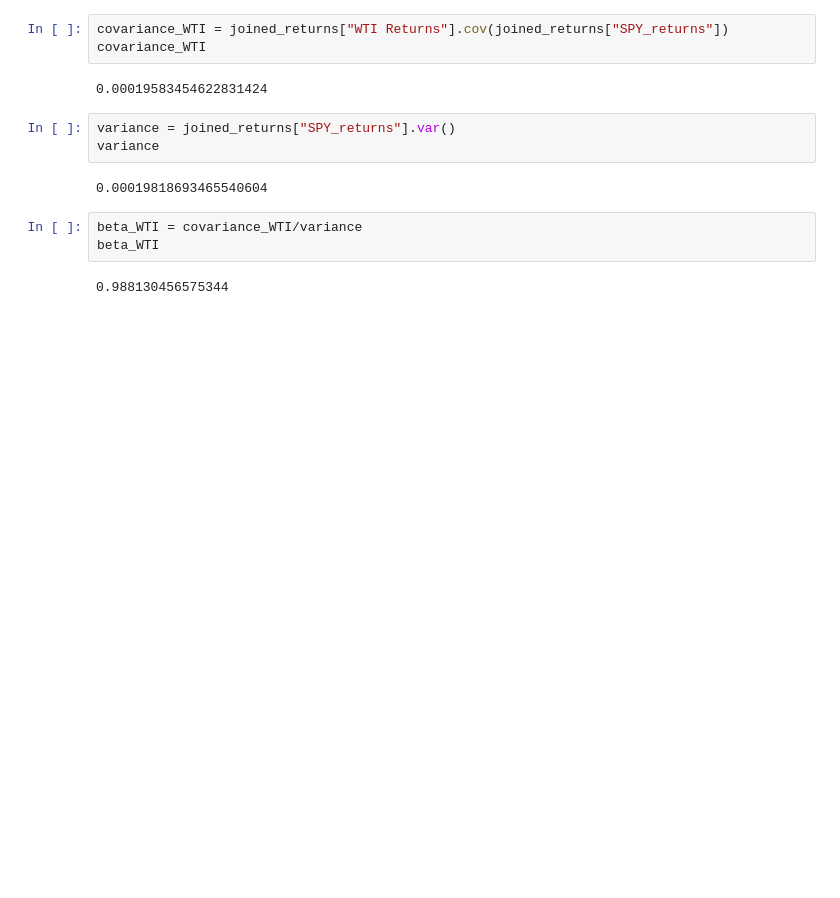
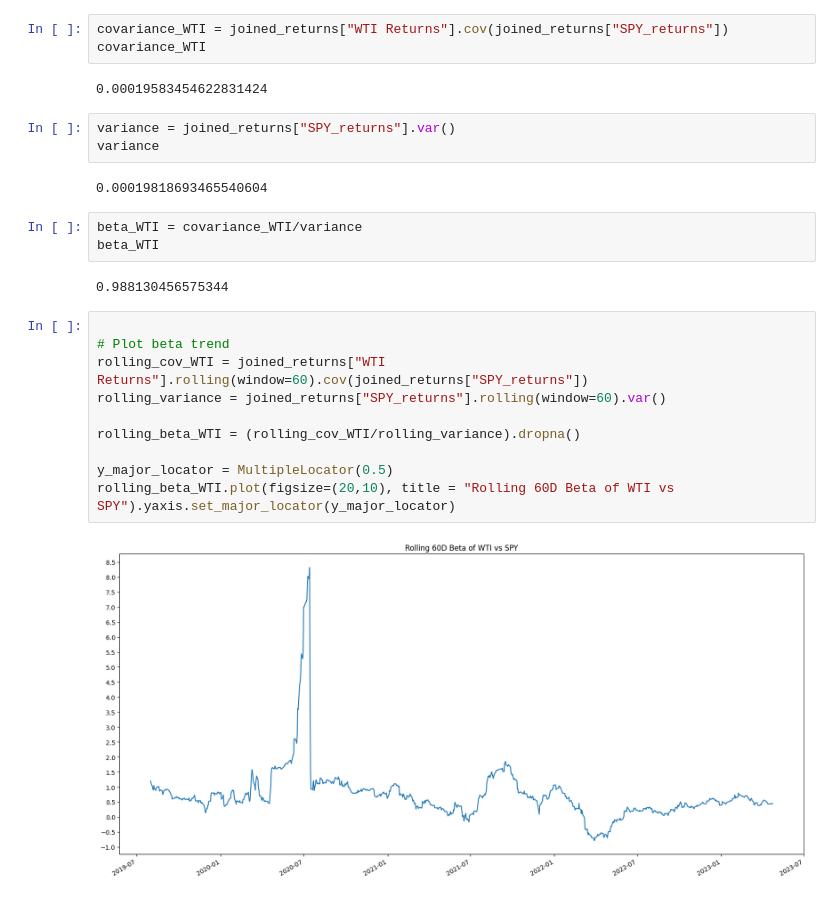
Before and after one commit to tingjun-yang/SP-Arbitrage, a Jupyter notebook: Updated_Combined.ipynb, the cells around one changed output. Cells and saved outputs as stored; diff of their text form; blank space fills up the shorter version.

```diff
--- a/Updated_Combined.ipynb
+++ b/Updated_Combined.ipynb
@@ -402,3 +403,15 @@ beta_WTI = covariance_WTI/variance
 beta_WTI
 # %% [output]
 0.988130456575344
+# %%
+
+# Plot beta trend
+rolling_cov_WTI = joined_returns["WTI Returns"].rolling(window=60).cov(joined_returns["SPY_returns"])
+rolling_variance = joined_returns["SPY_returns"].rolling(window=60).var()
+
+rolling_beta_WTI = (rolling_cov_WTI/rolling_variance).dropna()
+
+y_major_locator = MultipleLocator(0.5)
+rolling_beta_WTI.plot(figsize=(20,10), title = "Rolling 60D Beta of WTI vs SPY").yaxis.set_major_locator(y_major_locator)
+# %% [output]
+[figure, added]
```
Also changed, not shown: parts of 1 cell of this notebook.
